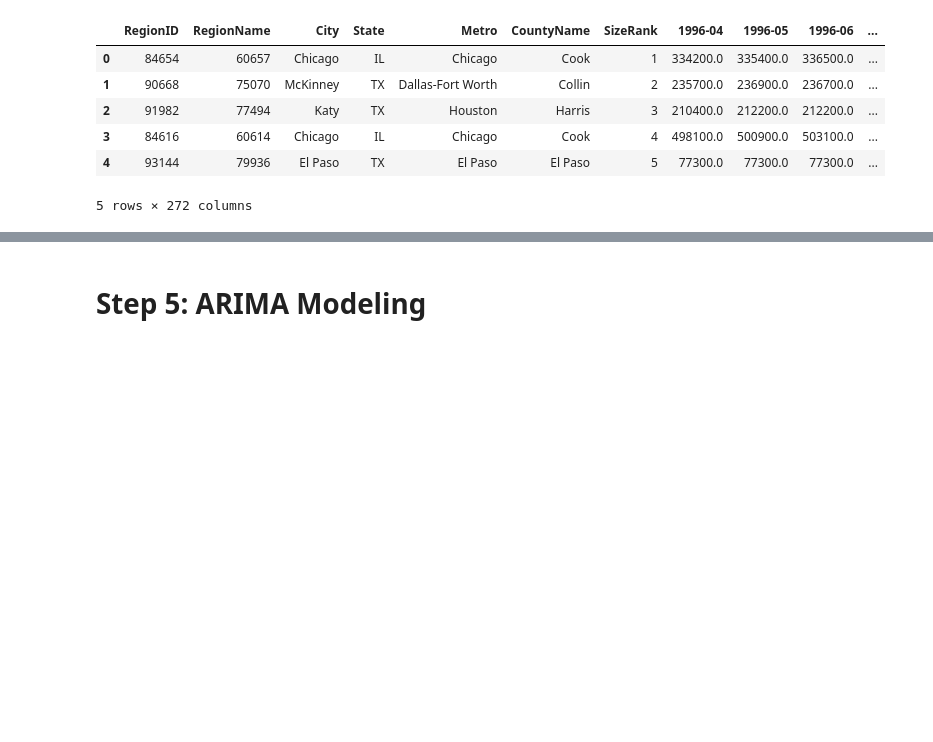
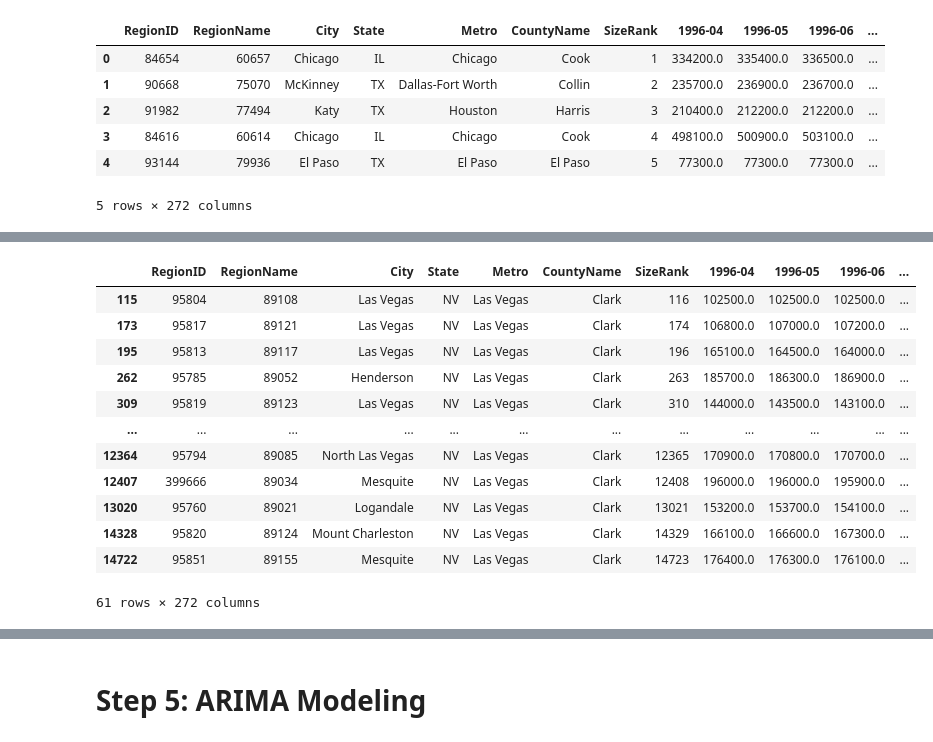
Before and after one commit to jbenedito99/Zipcode-Time-Series-Modeling, a Jupyter notebook: time-series/notebook.ipynb, the cells around one changed output, grey strips where cells are left out. Drawn from its saved outputs; the diff is of its cells as text; code cells hidden in the pictures; blank space fills up the shorter version.

```diff
--- a/time-series/notebook.ipynb
+++ b/time-series/notebook.ipynb
@@ -98,0 +79,17 @@ plt.rc('font', **font)
+# %%
+clark_df = nv_df[nv_df['CountyName']=='Clark']
+clark_df
+# %% [output]
+|  | RegionID | RegionName | City | State | Metro | CountyName | SizeRank | 1996-04 | 1996-05 | 1996-06 | ... |
+| 115 | 95804 | 89108 | Las Vegas | NV | Las Vegas | Clark | 116 | 102500.0 | 102500.0 | 102500.0 | ... |
+| 173 | 95817 | 89121 | Las Vegas | NV | Las Vegas | Clark | 174 | 106800.0 | 107000.0 | 107200.0 | ... |
+| 195 | 95813 | 89117 | Las Vegas | NV | Las Vegas | Clark | 196 | 165100.0 | 164500.0 | 164000.0 | ... |
+| 262 | 95785 | 89052 | Henderson | NV | Las Vegas | Clark | 263 | 185700.0 | 186300.0 | 186900.0 | ... |
+| 309 | 95819 | 89123 | Las Vegas | NV | Las Vegas | Clark | 310 | 144000.0 | 143500.0 | 143100.0 | ... |
+| ... | ... | ... | ... | ... | ... | ... | ... | ... | ... | ... | ... |
+| 12364 | 95794 | 89085 | North Las Vegas | NV | Las Vegas | Clark | 12365 | 170900.0 | 170800.0 | 170700.0 | ... |
+| 12407 | 399666 | 89034 | Mesquite | NV | Las Vegas | Clark | 12408 | 196000.0 | 196000.0 | 195900.0 | ... |
+| 13020 | 95760 | 89021 | Logandale | NV | Las Vegas | Clark | 13021 | 153200.0 | 153700.0 | 154100.0 | ... |
+| 14328 | 95820 | 89124 | Mount Charleston | NV | Las Vegas | Clark | 14329 | 166100.0 | 166600.0 | 167300.0 | ... |
+| 14722 | 95851 | 89155 | Mesquite | NV | Las Vegas | Clark | 14723 | 176400.0 | 176300.0 | 176100.0 | ... |
+61 rows × 272 columns
```
Also changed, not shown: parts of 21 cells of this notebook.
